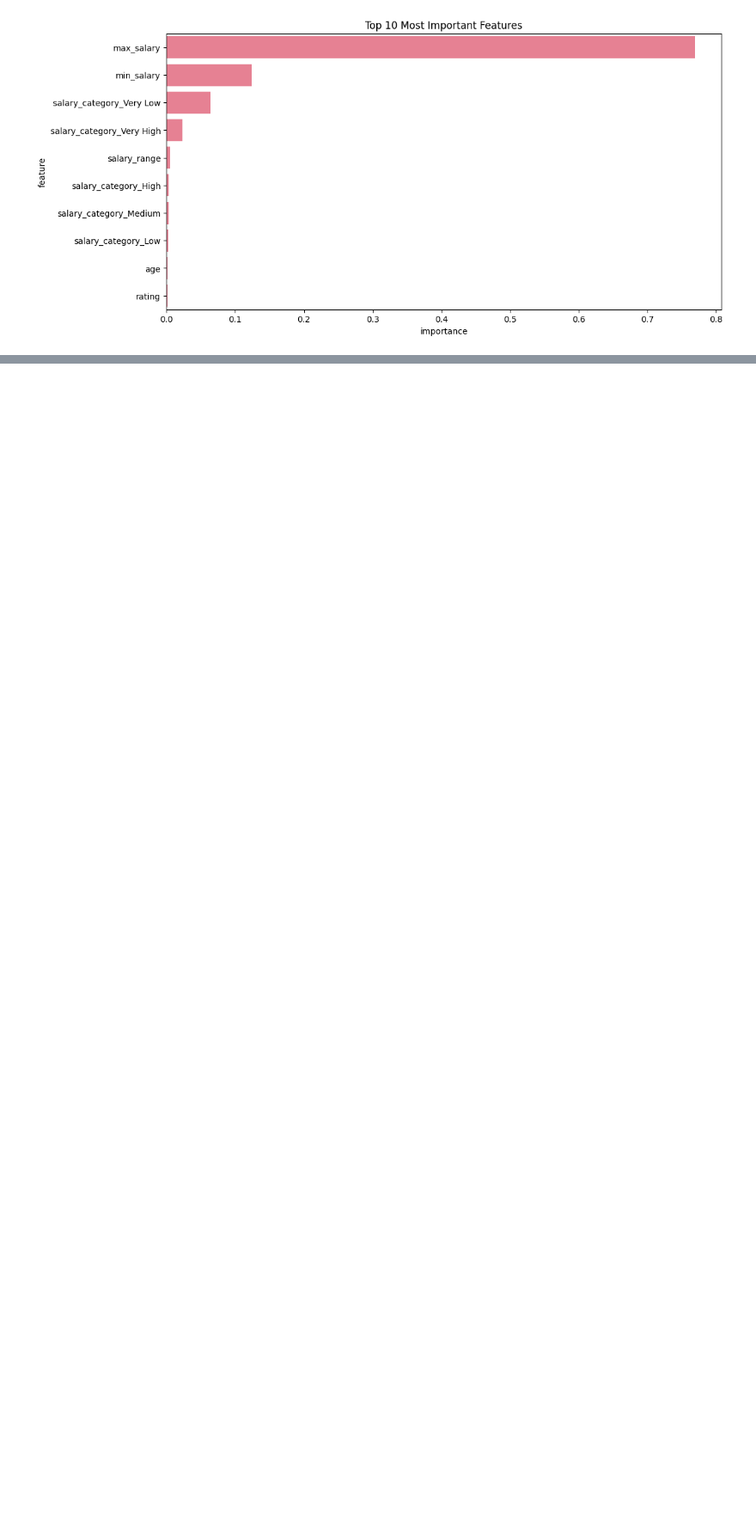
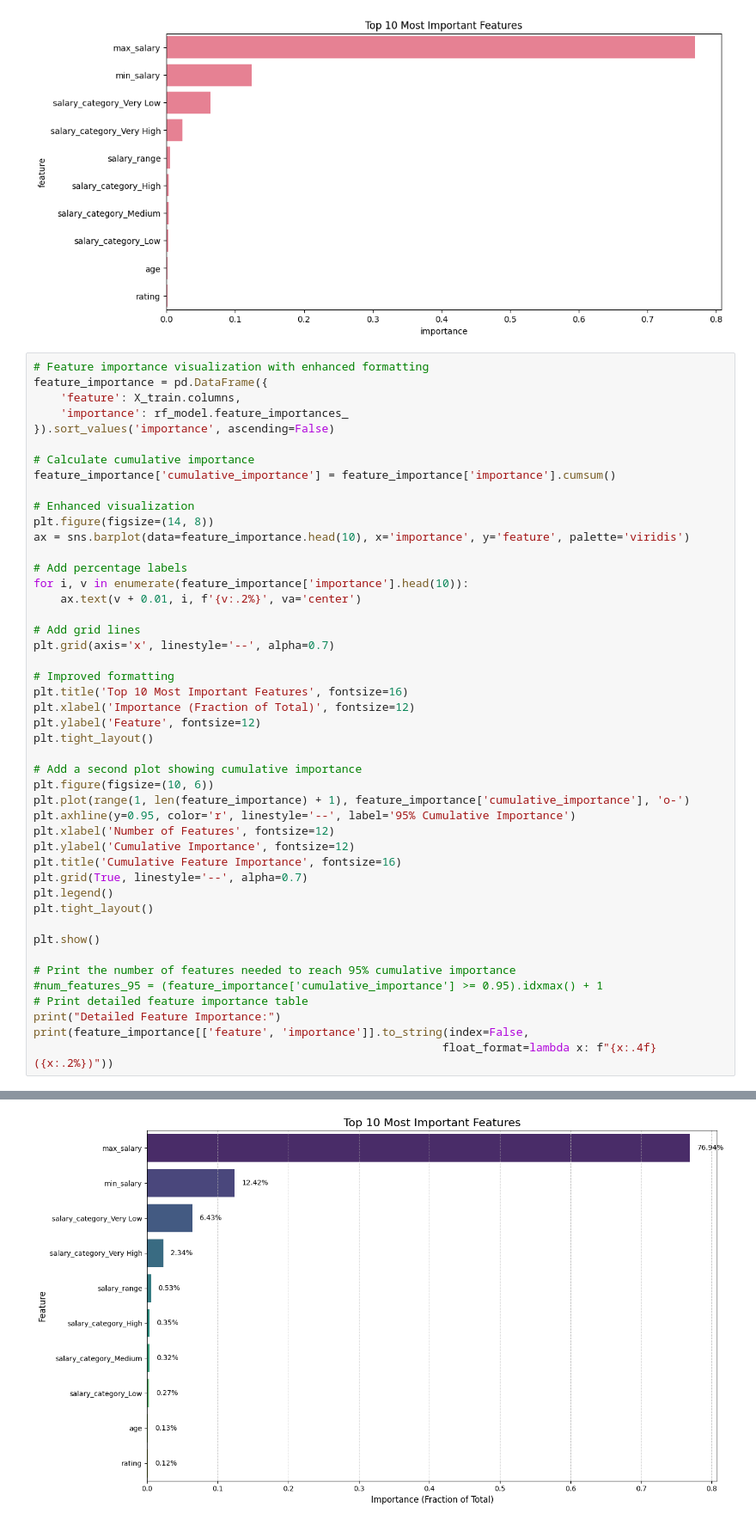
Before and after one commit to sredondo/salary_prediction, a Jupyter notebook: notebooks/main_notebook.ipynb, the cells around one changed output, grey strips where cells are left out. Shown: that part at 86% size. Cells and saved outputs as stored; diff of their text form; blank space fills up the shorter version.

```diff
--- a/notebooks/main_notebook.ipynb
+++ b/notebooks/main_notebook.ipynb
@@ -556,3 +561,50 @@ plt.title('Top 10 Most Important Features')
 plt.show()
 # %% [output]
 [figure]
+# %%
+# Feature importance visualization with enhanced formatting
+feature_importance = pd.DataFrame({
+    'feature': X_train.columns,
+    'importance': rf_model.feature_importances_
+}).sort_values('importance', ascending=False)
+
+# Calculate cumulative importance
+feature_importance['cumulative_importance'] = feature_importance['importance'].cumsum()
+
+# Enhanced visualization
+plt.figure(figsize=(14, 8))
+ax = sns.barplot(data=feature_importance.head(10), x='importance', y='feature', palette='viridis')
+
+# Add percentage labels
+for i, v in enumerate(feature_importance['importance'].head(10)):
+    ax.text(v + 0.01, i, f'{v:.2%}', va='center')
+
+# Add grid lines
+plt.grid(axis='x', linestyle='--', alpha=0.7)
+
+# Improved formatting
+plt.title('Top 10 Most Important Features', fontsize=16)
+plt.xlabel('Importance (Fraction of Total)', fontsize=12)
+plt.ylabel('Feature', fontsize=12)
+plt.tight_layout()
+
+# Add a second plot showing cumulative importance
+plt.figure(figsize=(10, 6))
+plt.plot(range(1, len(feature_importance) + 1), feature_importance['cumulative_importance'], 'o-')
+plt.axhline(y=0.95, color='r', linestyle='--', label='95% Cumulative Importance')
+plt.xlabel('Number of Features', fontsize=12)
+plt.ylabel('Cumulative Importance', fontsize=12)
+plt.title('Cumulative Feature Importance', fontsize=16)
+plt.grid(True, linestyle='--', alpha=0.7)
+plt.legend()
+plt.tight_layout()
+
+plt.show()
+
+# Print the number of features needed to reach 95% cumulative importance
+#num_features_95 = (feature_importance['cumulative_importance'] >= 0.95).idxmax() + 1
+# Print detailed feature importance table
+print("Detailed Feature Importance:")
+print(feature_importance[['feature', 'importance']].to_string(index=False,
+                                                             float_format=lambda x: f"{x:.4f} ({x:.2%})"))
+# %% [output]
@@ -558,0 +614 @@ plt.show()
+[figure, added]
```
Also changed, not shown: parts of 5 cells of this notebook.
